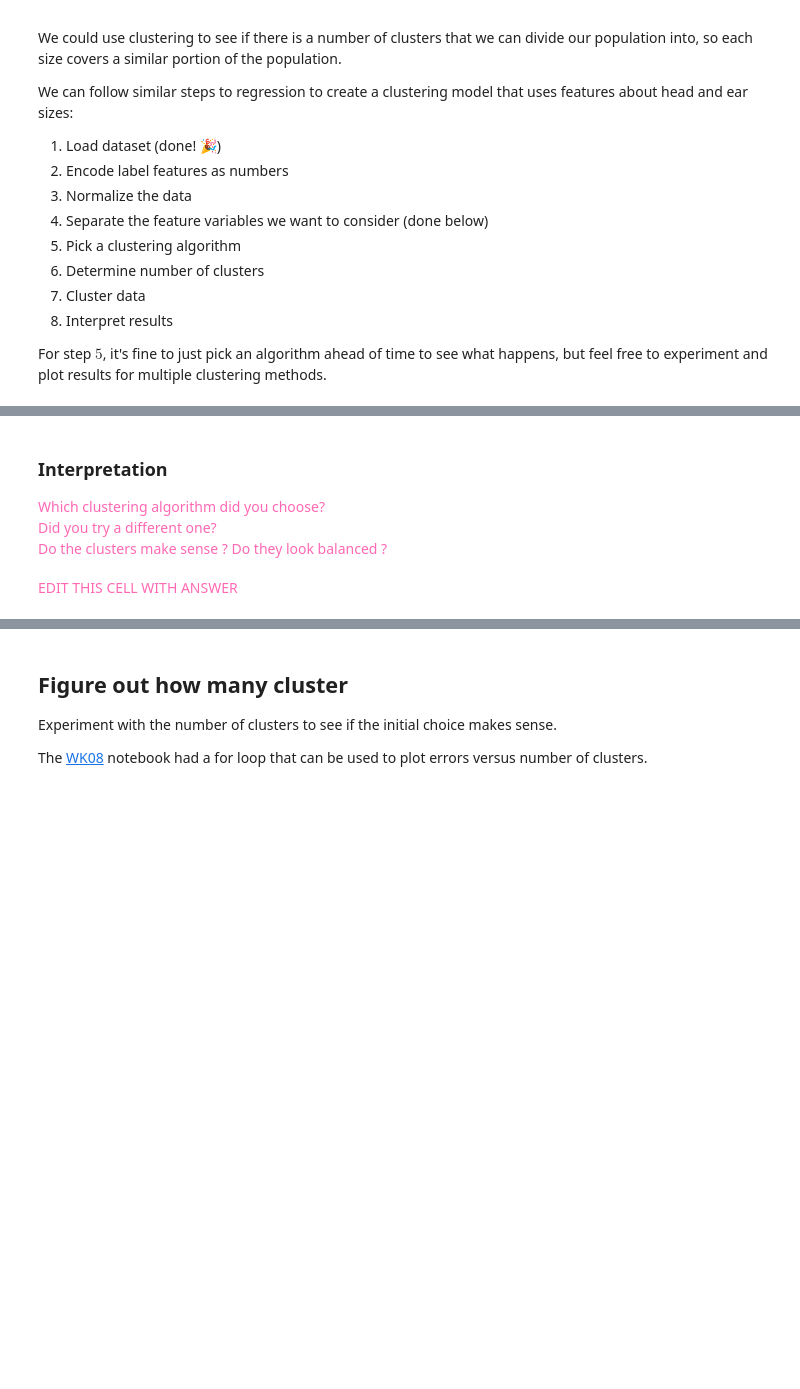
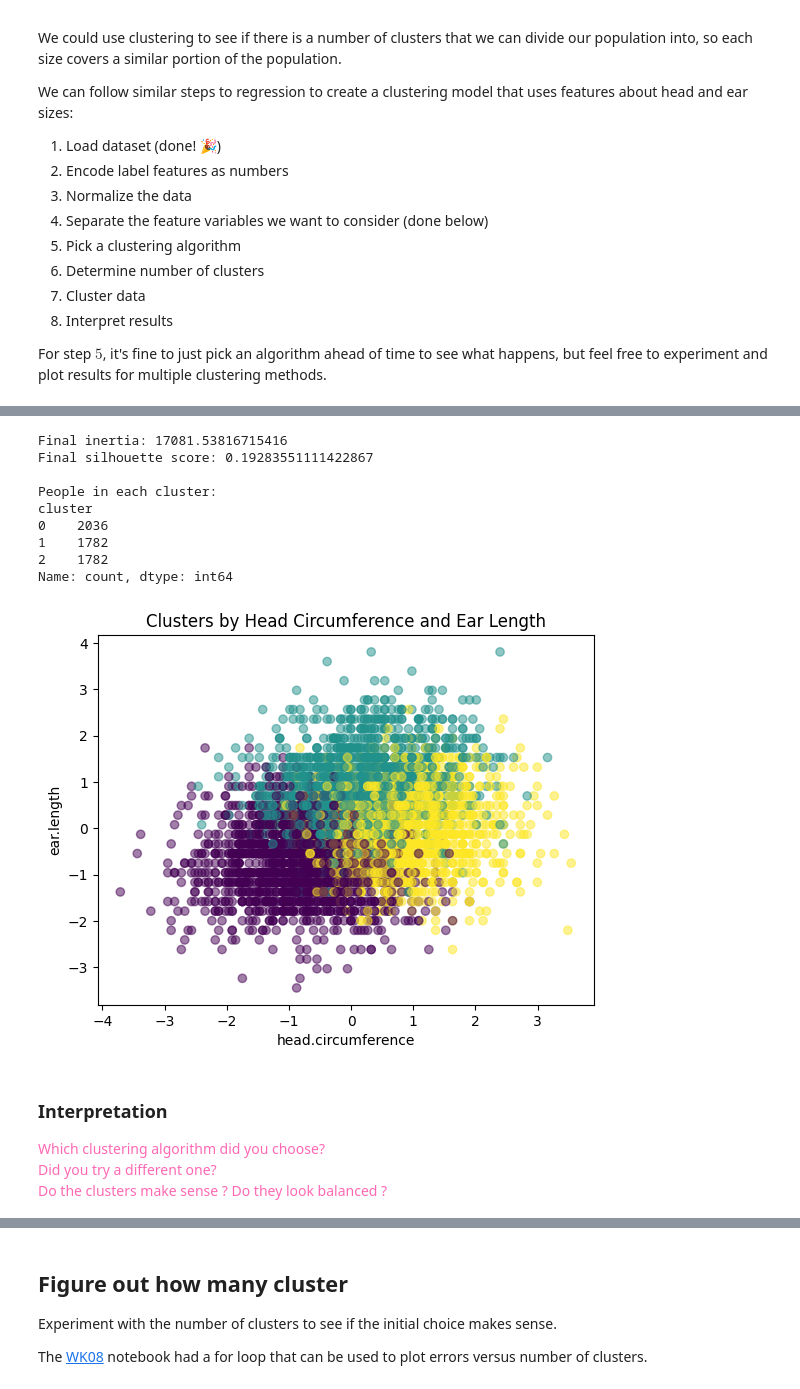
Before and after one commit to Seoyoung-2026S-AML/Homework08, a Jupyter notebook: Homework08.ipynb, the cells around one changed output, grey strips where cells are left out. Saved outputs shown, nothing was run; the diff lists cells and outputs as text; code cells hidden in the pictures; blank space fills up the shorter version.

```diff
--- a/Homework08.ipynb
+++ b/Homework08.ipynb
@@ -107,5 +107,12 @@ We can follow similar steps to regression to create a clustering model that uses
 For step $5$, it's fine to just pick an algorithm ahead of time to see what happens, but feel free to experiment and plot results for multiple clustering methods.
 # %%
 ## Encode non-numerical features
+ansur_encoded = pd.get_dummies(ansur_df, drop_first=True)
+ansur_encoded.head()
 
 ## Normalize the data
+
+ansur_scaler = StandardScaler().set_output(transform="pandas")
+ansur_scaled_df = ansur_scaler.fit_transform(ansur_encoded)
+
+ansur_scaled_df.head()
@@ -123,10 +129,48 @@ ansur_features = ansur_scaled_df[["head.height", "head.circumference", "ear.leng
+# %%
+## Create Clustering model
+km_model = KMeans(n_clusters=3, random_state=42, n_init=10)
+## Run the model(s) on the data
+km_prediv = km_model.fit_predict(ansur_features)
+km_clustered = ansur_features.copy()
+km_clustered["cluster"] = km_prediv
+
+km_clustered.head()
+## Check errors
+print("Final inertia:", km_model.inertia_)
+print("Final silhouette score:", silhouette_score(ansur_features, km_prediv))
+
+print("\nPeople in each cluster:")
+print(km_clustered["cluster"].value_counts().sort_index())
+
+## Plot clusters as function of 2 or 3 variables
+plt.figure()
+plt.scatter(
+    km_clustered["head.circumference"],
+    km_clustered["ear.length"],
+    c=km_clustered["cluster"],
+    alpha=0.5
+)
+plt.xlabel("head.circumference")
+plt.ylabel("ear.length")
+plt.title("Clusters by Head Circumference and Ear Length")
+plt.show()
+# %% [output]
+Final inertia: 17081.53816715416
+Final silhouette score: 0.19283551111422867
+
+People in each cluster:
+cluster
+0    2036
+1    1782
+2    1782
+Name: count, dtype: int64
+[figure, added]
 # %% [markdown]
 ### Interpretation
 
 <span style="color:hotpink;">
 Which clustering algorithm did you choose?<br>
 Did you try a different one?<br>
-Do the clusters make sense ? Do they look balanced ?
+Do the clusters make sense ? Do they look balanced ? <br>
+
 </span>
-# %% [markdown]
-<span style="color:hotpink;">EDIT THIS CELL WITH ANSWER</span>
```
Also changed, not shown: parts of 17 cells of this notebook.
